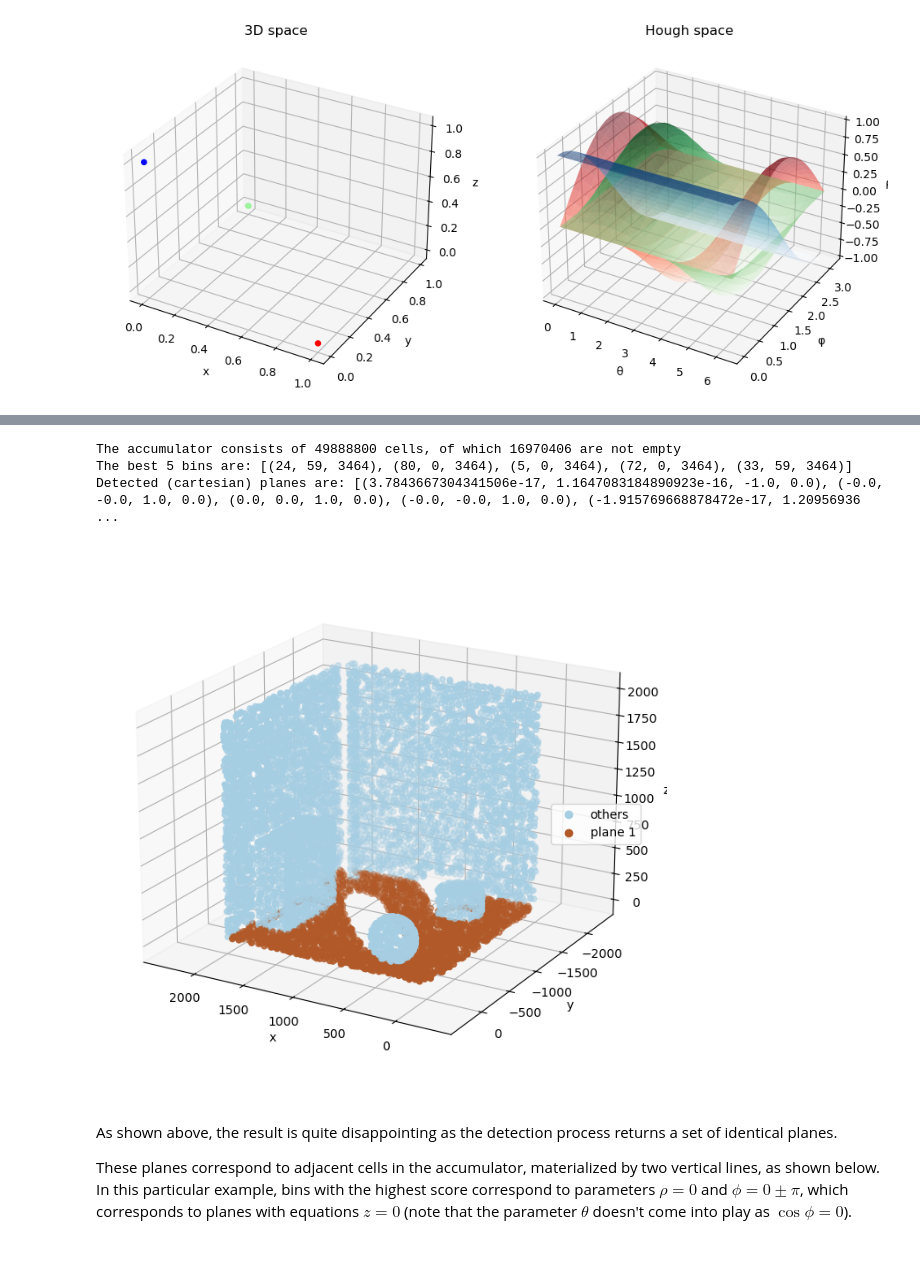
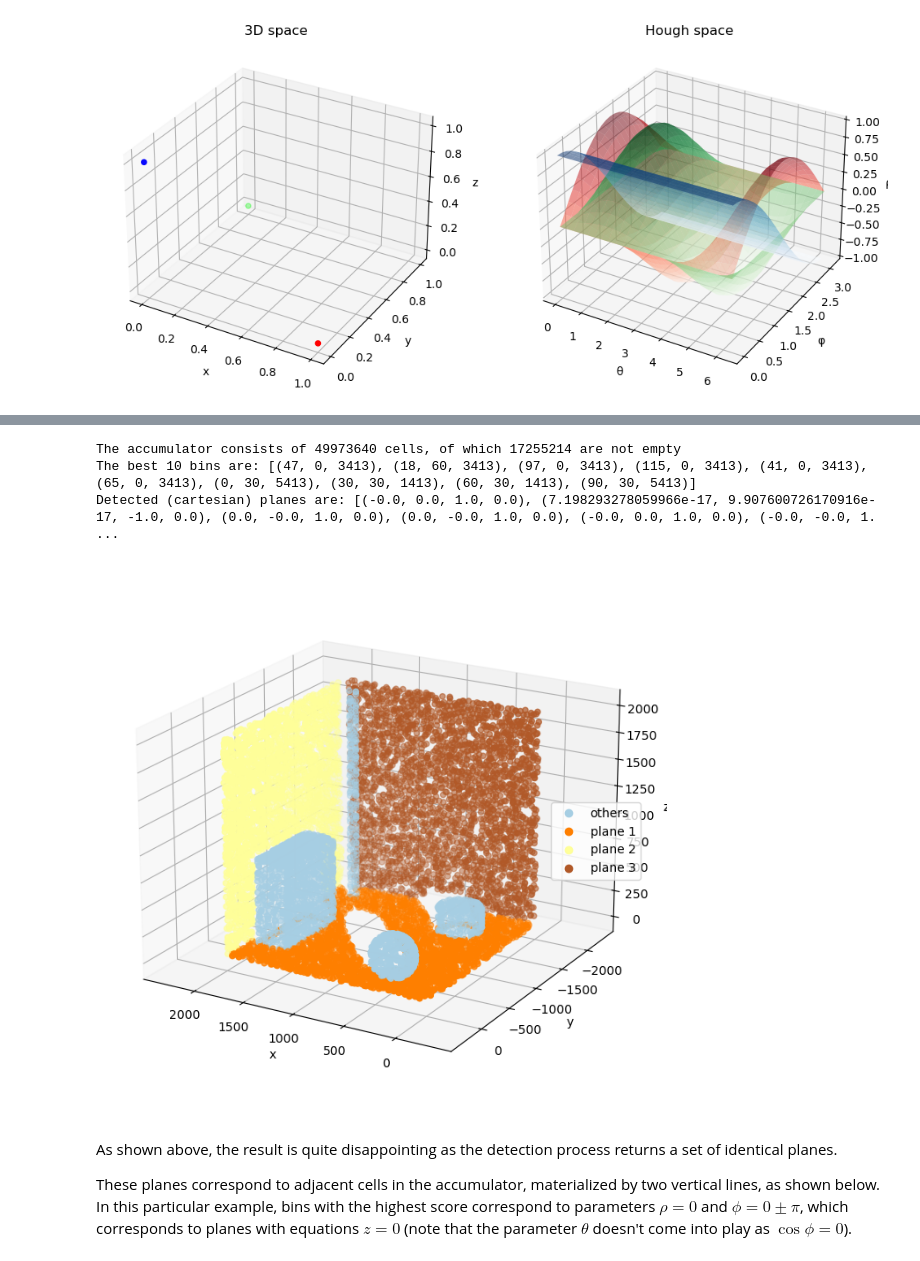
Before and after one commit to jlgregorio/tutorials-pointcloud-python, a Jupyter notebook: 4.segmentation.ipynb, the cells around one changed output, grey strips where cells are left out. Drawn from its saved outputs; the diff is of its cells as text; code cells hidden in the pictures.

Commit message:
improve Hough transform section

```diff
--- a/4.segmentation.ipynb
+++ b/4.segmentation.ipynb
@@ -261,6 +262,6 @@ Regarding the parameter $\rho$, also note that its absolute value cannot exceed
 Below is a tentative to detect the most important planes in our pointcloud thanks to the Hough Transform.
 # %%
-def hough_transform_plane(points, n_theta=120, n_phi=60, n_rho=None):
+def hough_transform_plane(points, n_theta=120, n_phi=61, n_rho=None):
     """Plane Hough Transform"""
 
     # Angles at which to compute the transform
@@ -268,14 +269,14 @@ def hough_transform_plane(points, n_theta=120, n_phi=60, n_rho=None):
     phi_values = np.linspace(0., np.pi, n_phi) # phi in [0., pi]
 
     # Compute the bins, unit size by default (n_rho=None)
-    diagonal = np.linalg.norm(np.ptp(points, axis=0))
+    rho_max = np.max(np.linalg.norm(points, axis=1))
     if n_rho is None:
-        diagonal = np.ceil(diagonal).astype(int)
-        offset = diagonal
+        rho_max = np.ceil(rho_max).astype(int)
+        offset = rho_max
         n_rho = 2*offset + 1 # corresponds to int max distance
     else:
         offset = int((n_rho - 1)/2)
-    rho_values, rho_step = np.linspace(-diagonal, diagonal, n_rho, retstep=True) # rho in [-diag, diag]
+    rho_values, rho_step = np.linspace(-rho_max, rho_max, n_rho, retstep=True) # rho in [-rho_max, rho_max]
 
     # Allocate the accumulator array
     accumulator = np.zeros(
@@ -312,7 +313,7 @@ print(f"The accumulator consists of {accumulator.size} cells,",
       f"of which {np.count_nonzero(accumulator)} are not empty")
 
 # Find the bins with the highest scores
-n_best = 5
+n_best = 10
 best_bins = [np.unravel_index(ind, accumulator.shape)
              for ind in np.argpartition(accumulator.flatten(), -n_best)[-n_best:]]
 print(f"The best {n_best} bins are: {best_bins}")
@@ -325,37 +326,37 @@ best_params = [
 best_planes = [
     (np.cos(theta)*np.sin(phi), np.sin(theta)*np.sin(phi), np.cos(phi), rho)
     for theta, phi, rho in best_params
 ]
 print(f"Detected (cartesian) planes are: {best_planes}")
 
 # Plot
 labels = np.zeros(len(points))
 for i, plane_equation in enumerate(best_planes):
 
     dists = np.abs(points @ plane_equation[:3] - plane_equation[3])
     inliers = dists < 1. # Adjust in function of rho_step
     labels[inliers] = i + 1
 
 
 classes = ["plane {}".format(i) for i in range(len(np.unique(labels)))]
 classes[0] = "others"
 
 fig = plt.figure(figsize=(8, 8))
 ax = fig.add_subplot(projection="3d")
 s = ax.scatter(points[:, 0], points[:, 1], points[:,2],
                c=labels, cmap="Paired")
 ax.set_xlabel('x')
 ax.set_ylabel('y')
 ax.set_zlabel('z')
 ax.legend(loc="right", handles=s.legend_elements()[0], labels=classes)
 ax.view_init(20, 120)
 plt.axis("equal")
 plt.show()
 # %% [output]
-The accumulator consists of 49888800 cells, of which 16970406 are not empty
-The best 5 bins are: [(24, 59, 3464), (80, 0, 3464), (5, 0, 3464), (72, 0, 3464), (33, 59, 3464)]
-Detected (cartesian) planes are: [(3.7843667304341506e-17, 1.1647083184890923e-16, -1.0, 0.0), (-0.0, -0.0, 1.0, 0.0), (0.0, 0.0, 1.0, 0.0), (-0.0, -0.0, 1.0, 0.0), (-1.915769668878472e-17, 1.20956936 ...
+The accumulator consists of 49973640 cells, of which 17255214 are not empty
+The best 10 bins are: [(47, 0, 3413), (18, 60, 3413), (97, 0, 3413), (115, 0, 3413), (41, 0, 3413), (65, 0, 3413), (0, 30, 5413), (30, 30, 1413), (60, 30, 1413), (90, 30, 5413)]
+Detected (cartesian) planes are: [(-0.0, 0.0, 1.0, 0.0), (7.198293278059966e-17, 9.907600726170916e-17, -1.0, 0.0), (0.0, -0.0, 1.0, 0.0), (0.0, -0.0, 1.0, 0.0), (-0.0, 0.0, 1.0, 0.0), (-0.0, -0.0, 1. ...
-[figure, old version]
+[figure, new version]
 # %% [markdown]
 As shown above, the result is quite disappointing as the detection process returns a set of identical planes.
 
```
Also changed, not shown: parts of 9 cells of this notebook.
